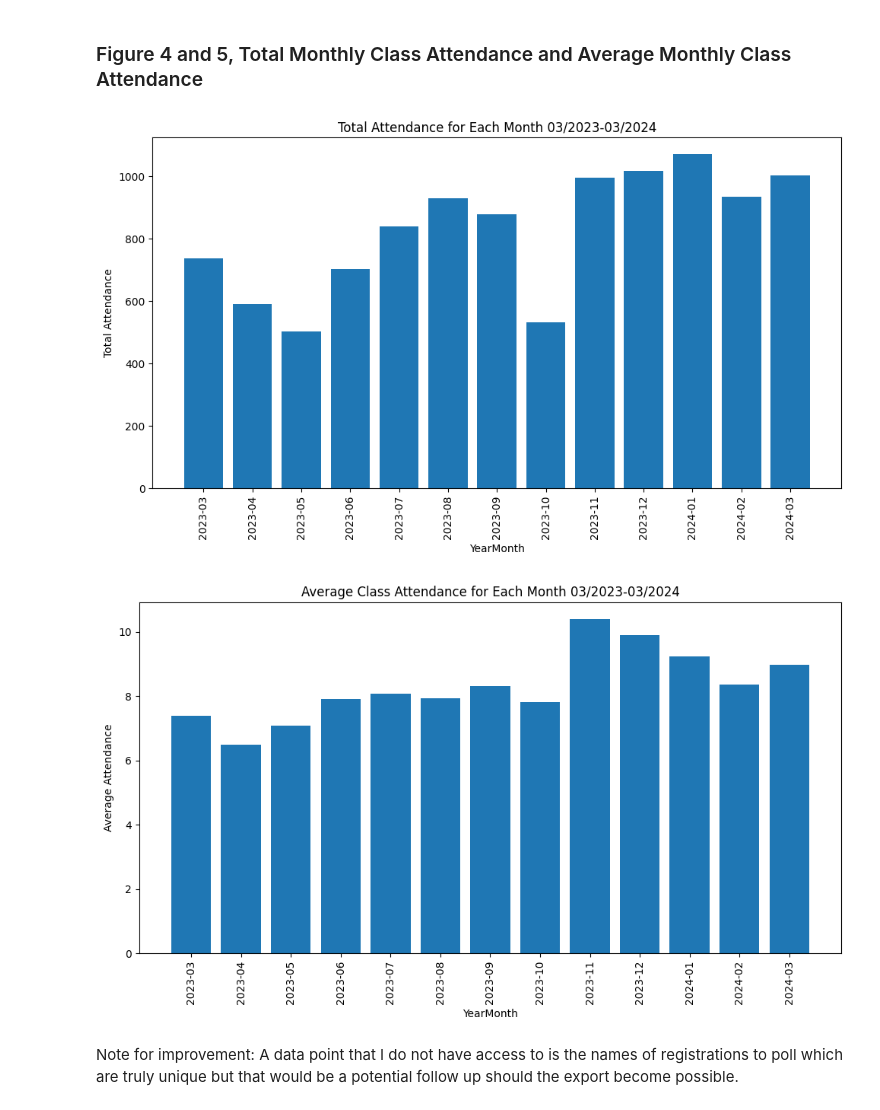
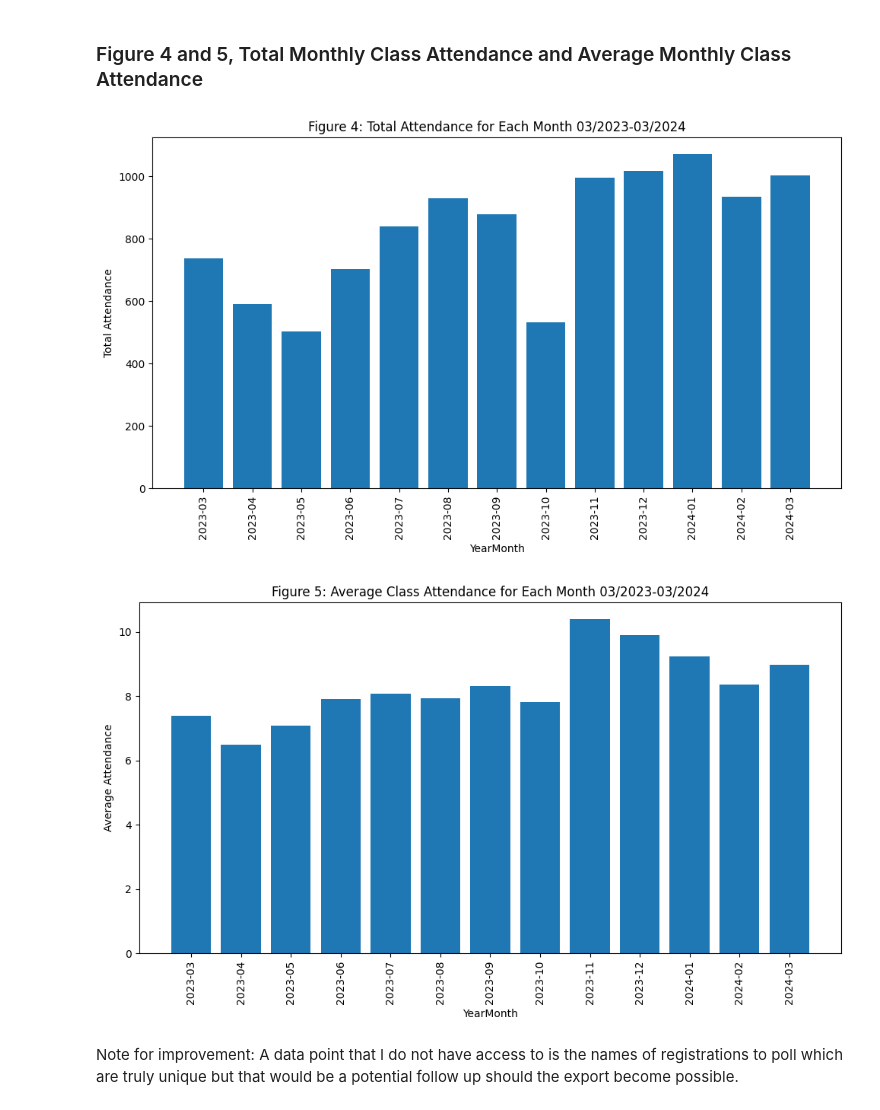
Before and after one commit to TrevorJamesHub/SummitSolData, a Jupyter notebook: Yoga_studio_analysis.ipynb, the cells around one changed output. Drawn from its saved outputs; the diff is of its cells as text; code cells hidden in the pictures.

```diff
--- a/Yoga_studio_analysis.ipynb
+++ b/Yoga_studio_analysis.ipynb
@@ -477,36 +477,36 @@ Average and Total Attendance per Class per Month:
 # %%
 # And here it is visually represented as well
 
 def plot_total_monthly_attendance(DF):
     plt.figure(figsize=(10, 6))
     plt.bar(range(len(DF)), DF['Total Attendance'])
     plt.xlabel('YearMonth')
     plt.ylabel('Total Attendance')
-    plt.title(f'Total Attendance for Each Month 03/2023-03/2024')
+    plt.title(f'Figure 4: Total Attendance for Each Month 03/2023-03/2024')
     plt.xticks(range(len(DF)),
             [f"{month}" for month in DF['YearMonth']],
             rotation=90)
     plt.tight_layout()
     plt.show()
 
 plot_total_monthly_attendance(total_attendance_per_month_df)
 
 def plot_average_monthly_attendance(DF):
     plt.figure(figsize=(10, 6))
     plt.bar(range(len(DF)), DF['Average Attendance'])
     plt.xlabel('YearMonth')
     plt.ylabel('Average Attendance')
-    plt.title(f'Average Class Attendance for Each Month 03/2023-03/2024')
+    plt.title(f'Figure 5: Average Class Attendance for Each Month 03/2023-03/2024')
     plt.xticks(range(len(DF)),
             [f"{month}" for month in DF['YearMonth']],
             rotation=90)
     plt.tight_layout()
     plt.show()
 
 plot_average_monthly_attendance(average_attendance_per_class_df)
 # %% [output]
-[figure, old version]
+[figure, new version]
-[figure, old version]
+[figure, new version]
 # %% [markdown]
 Note for improvement: A data point that I do not have access to is the names of registrations to poll which are truly unique but that would be a potential follow up should the export become possible.
 # %% [markdown]
```
